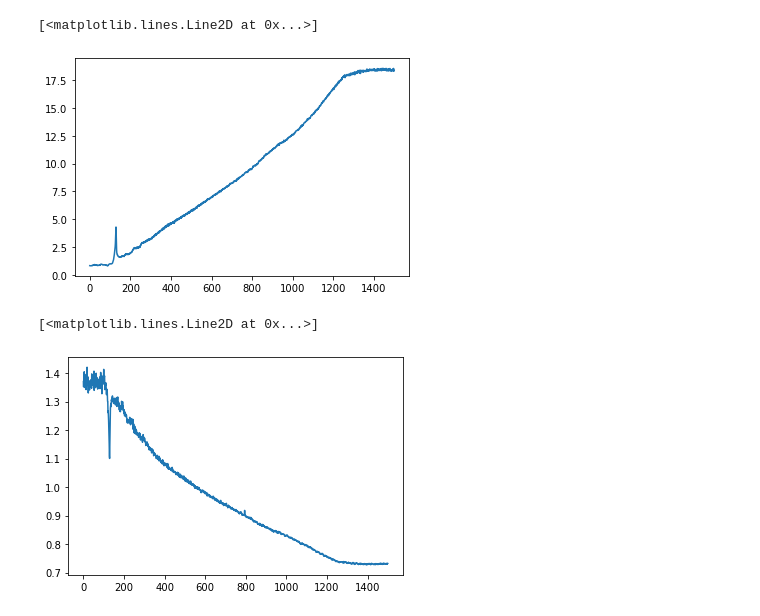
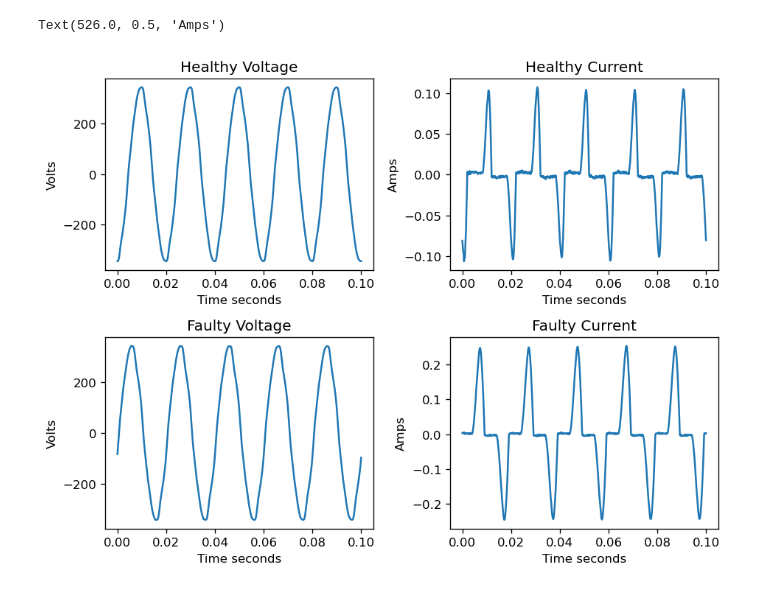
Before and after one commit to PhilipPhil/Unsupervised-Learning-for-Anomaly-Detection-in-Fleet-Based-Systems-Application-to-Air-Conditioners, a Jupyter notebook: Calculations.ipynb, the cells around one changed output. Drawn from its saved outputs; the diff is of its cells as text; code cells hidden in the pictures.

```diff
--- a/Calculations.ipynb
+++ b/Calculations.ipynb
@@ -53,10 +5,42 @@ plt.plot(calc.reactive_power)
-# %%
-plt.plot(calc.real_power)
-# %% [output]
-[<matplotlib.lines.Line2D at 0x...>]
-[figure, removed]
-# %%
-plt.plot(calc.thd)
-# %% [output]
-[<matplotlib.lines.Line2D at 0x...>]
-[figure, removed]
+# %%
+FILE_PATH = './raw_data/healthy/000009ISO2XXX-1621502531-2021-05-20-09-22-41-AAAQYC'
+data = np.fromfile(FILE_PATH, dtype='uint16').reshape(-1,2)
+healthy_calc = Calculations(data)
+
+FILE_PATH = './raw_data/faulty/000009ISO2XXX-1623678270-2021-06-14-13-52-59-AAARCG'
+data = np.fromfile(FILE_PATH, dtype='uint16').reshape(-1,2)
+faulty_calc = Calculations(data)
+# %%
+plt.figure(figsize=(8, 6), dpi=120)
+time = np.linspace(0,0.1,1000)
+
+plt.subplot(2, 2, 1)
+plt.tight_layout()
+plt.plot(time, healthy_calc.voltage[:1000])
+plt.title("Healthy Voltage")
+plt.xlabel('Time seconds')
+plt.ylabel('Volts')
+
+plt.subplot(2, 2, 2)
+plt.tight_layout()
+plt.plot(time, healthy_calc.current[:1000])
+plt.title("Healthy Current")
+plt.xlabel('Time seconds')
+plt.ylabel('Amps')
+
+plt.subplot(2, 2, 3)
+plt.tight_layout()
+plt.plot(time, faulty_calc.voltage[:1000])
+plt.title("Faulty Voltage")
+plt.xlabel('Time seconds')
+plt.ylabel('Volts')
+
+plt.subplot(2, 2, 4)
+plt.tight_layout()
+plt.plot(time, faulty_calc.current[:1000])
+plt.title("Faulty Current")
+plt.xlabel('Time seconds')
+plt.ylabel('Amps')
+# %% [output]
+Text(526.0, 0.5, 'Amps')
+[figure, added]
```
Also changed, not shown: parts of 11 cells of this notebook, 1 other file.
